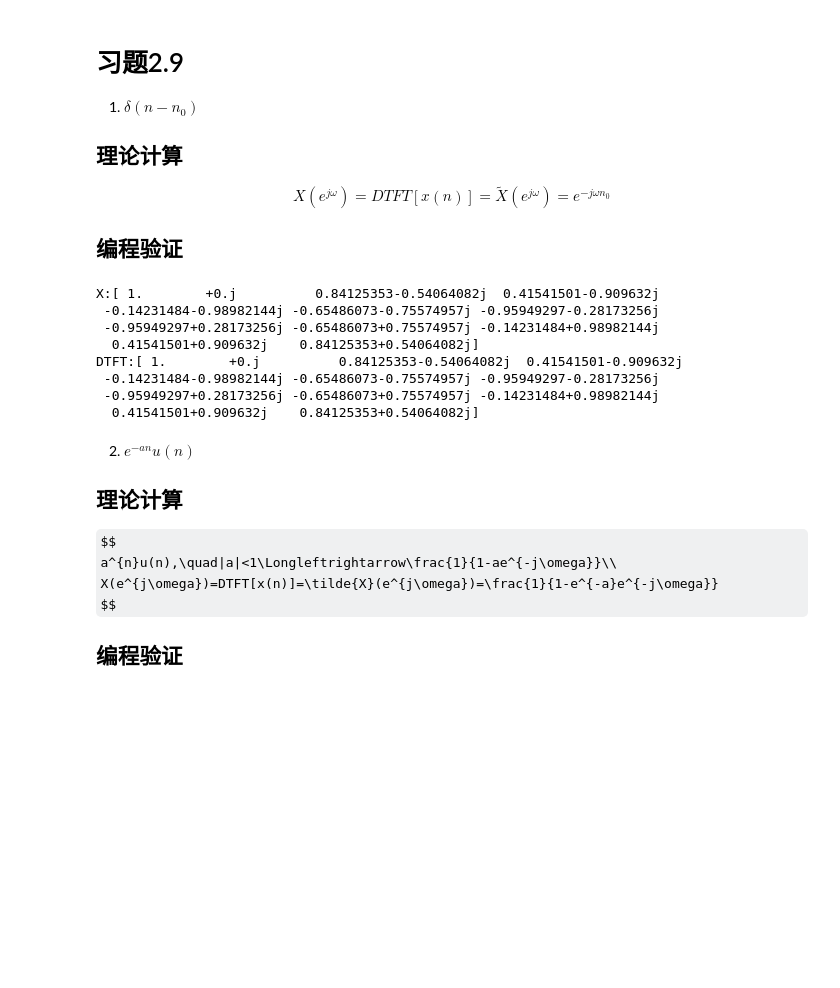
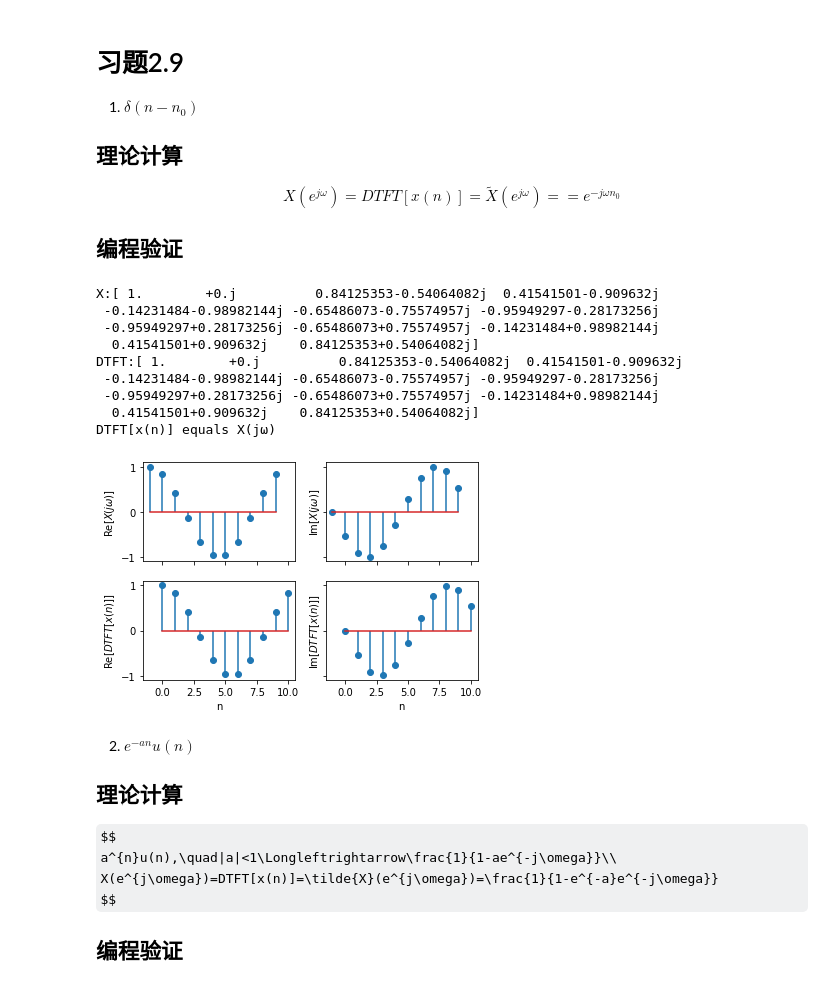
Before and after one commit to Windmill-City/DSP-Learning, a Jupyter notebook: 2.3-离散傅里叶变换/2.3-离散傅里叶变换.ipynb, the cells around one changed output. Cells and saved outputs as stored; diff of their text form; code cells hidden in the pictures; some formulas as TeX source; blank space fills up the shorter version.

```diff
--- a/2.3-离散傅里叶变换/2.3-离散傅里叶变换.ipynb
+++ b/2.3-离散傅里叶变换/2.3-离散傅里叶变换.ipynb
@@ -48,17 +48,22 @@ def plotVertical(title, plotData):
     # Get the row number
     row = len(plotData)
     # Create a plot, which plots data sequence vertically, shares the same X and Y axis
-    _, axe = plt.subplots(row, 1, sharex=True, sharey=True)
-    axe[0].set_title(title)
+    _, axe = plt.subplots(row, 2, sharex=True, sharey=True)
+    axe[0][0].set_title(title)
     for i in range(row):
         # Get the arguments
         seq, offset, label = plotData[i]
         # Create a stem plot for seq
-        axe[i].stem(seq_n(seq, offset), seq)
+        axe[i][0].stem(seq_n(seq, offset), seq.real)
         # Set Y label
-        axe[i].set_ylabel(label)
+        axe[i][0].set_ylabel(f'Re[{label}]')
+        # Create a stem plot for seq.imag
+        axe[i][1].stem(seq_n(seq, offset), seq.imag)
+        # Set Y label
+        axe[i][1].set_ylabel(f'Im[{label}]')
     # Set X label at the bottom
-    axe[-1].set_xlabel('n')
+    axe[-1][0].set_xlabel('n')
+    axe[-1][1].set_xlabel('n')
 
 def seq_conv(seq1, noff1, seq2, noff2):
     """
@@ -101,7 +106,7 @@ def seq_conv(seq1, noff1, seq2, noff2):
 
 ## 理论计算
 
-$$ X(e^{j\omega})=DTFT[x(n)]=\tilde{X}(e^{j\omega})=e^{-j{\omega}n_{0}} $$
+$$ X(e^{j\omega})=DTFT[x(n)]=\tilde{X}(e^{j\omega})==e^{-j{\omega}n_{0}} $$
 
 ## 编程验证
 # %%
@@ -121,33 +126,39 @@ def seq_X(n_min, n_max, n_0):
                      for omega in np.linspace(0, 2*np.pi, n_max-n_min+1, endpoint=False)]), 0-n_min
 
 
 def test_seq_X():
     # Get sequence range
     n_min, n_max = -1, 9
     # Get n_0
     n_0 = 1
     # Get sequence x
     x, noff_x = seq_x(n_min, n_max, n_0)
     # Get DTFT[x(n)]
     dtft_x, noff_dtft_x = np.fft.fft(x), noff_x
     # Get $ X(j\omega) $
     X, noff_X = seq_X(n_min, n_max, n_0)
     # Check if DTFT[x(n)] == $ X(j\omega) $
     assert (abs(X - dtft_x) <
             0.0001).all(), f'\nExpect:\n{dtft_x}\nActual:\n{X}'
     print(f'X:{X}\nDTFT:{dtft_x}')
+    print('DTFT[x(n)] equals X(jω)')
+    plotVertical('',
+                 [(X, noff_X, '$ X(j\omega) $'),
+                 (dtft_x, noff_dtft_x, '$ DTFT[x(n)] $')])
 
 
 test_seq_X()
 # %% [output]
 X:[ 1.        +0.j          0.84125353-0.54064082j  0.41541501-0.909632j
  -0.14231484-0.98982144j -0.65486073-0.75574957j -0.95949297-0.28173256j
  -0.95949297+0.28173256j -0.65486073+0.75574957j -0.14231484+0.98982144j
   0.41541501+0.909632j    0.84125353+0.54064082j]
 DTFT:[ 1.        +0.j          0.84125353-0.54064082j  0.41541501-0.909632j
  -0.14231484-0.98982144j -0.65486073-0.75574957j -0.95949297-0.28173256j
  -0.95949297+0.28173256j -0.65486073+0.75574957j -0.14231484+0.98982144j
   0.41541501+0.909632j    0.84125353+0.54064082j]
+DTFT[x(n)] equals X(jω)
+[figure, added]
 # %% [markdown]
 2. $ e^{-an}u(n) $
 
```
Also changed, not shown: parts of 2 cells of this notebook.
